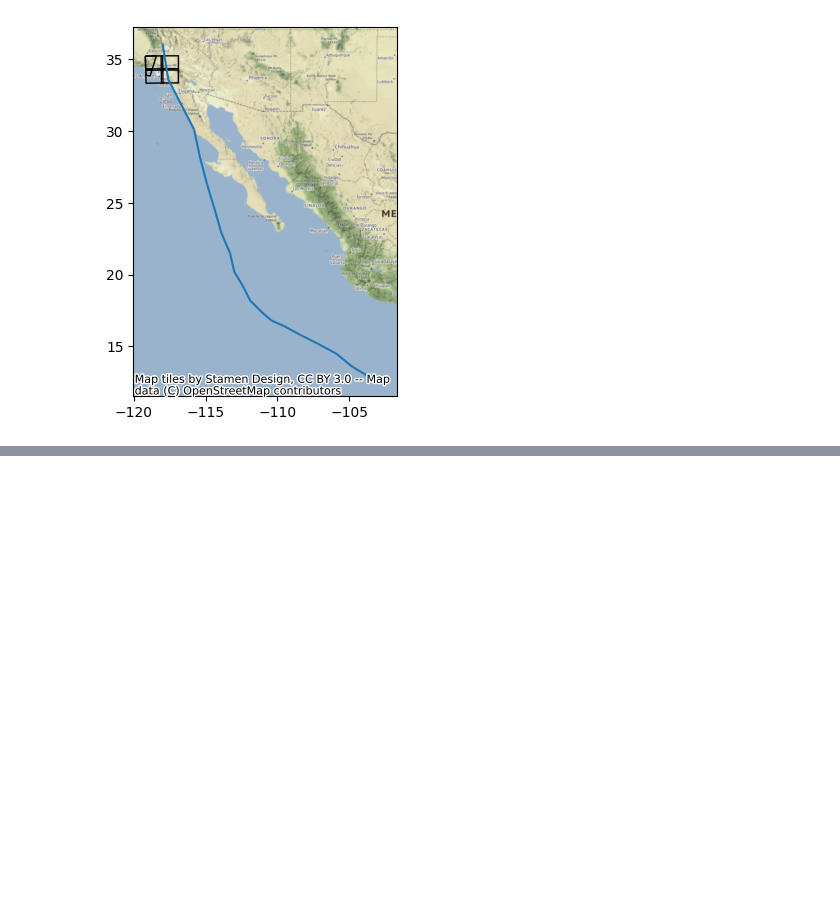
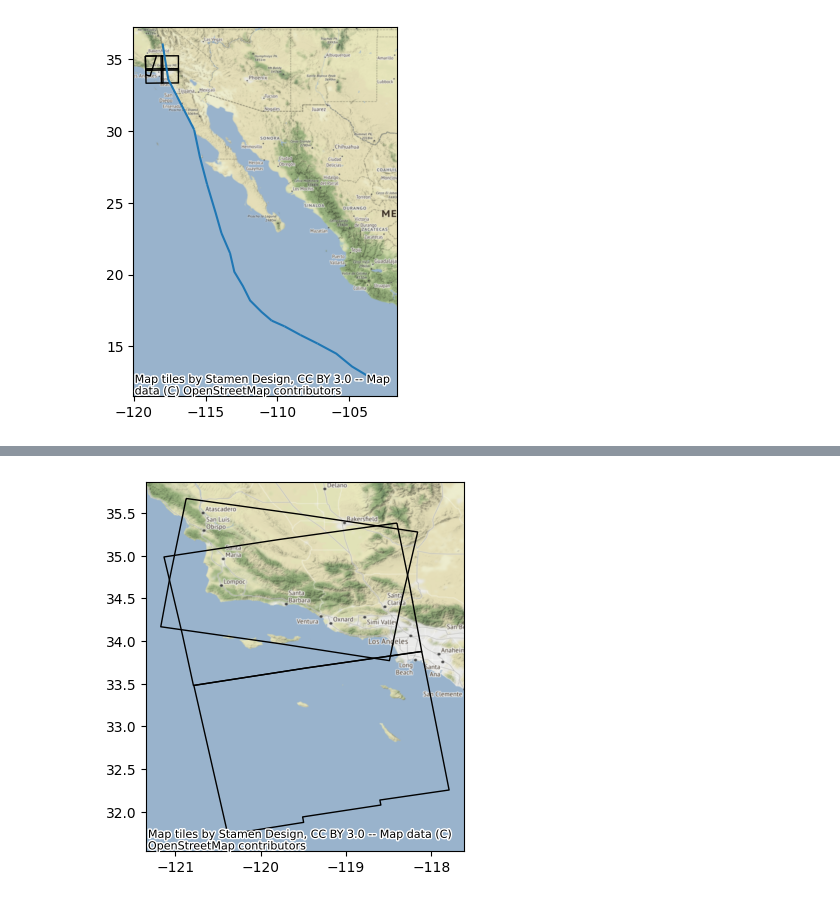
Before and after one commit to Element84/goes-meso-visualizer, a Jupyter notebook: 2023-08-hilary.ipynb, the cells around one changed output, grey strips where cells are left out. Saved outputs shown, nothing was run; the diff lists cells and outputs as text; code cells hidden in the pictures; blank space fills up the shorter version.

Commit message:
feat: save the item collections

```diff
--- a/2023-08-hilary.ipynb
+++ b/2023-08-hilary.ipynb
@@ -33,5 +33,6 @@ search = earth_search.search(
     datetime=[formed, dissipated],
     intersects=la_county,
 )
-items = list(search.items())
+sentinel2_items = search.item_collection()
+sentinel2_items.save_object("data/sentinel-2-l2a.json")
 # %%
@@ -45,9 +46,17 @@ for item in items:
 2023-08-16 18:44:54.089000+00:00
 2023-08-16 18:44:50.625000+00:00
 # %%
-item_data_frame = GeoDataFrame.from_features(items, crs="EPSG:4326")
+item_data_frame = GeoDataFrame.from_features(sentinel2_items, crs="EPSG:4326")
 axis = item_data_frame[["geometry"]].plot(facecolor="none")
 best_track.plot(ax=axis)
 contextily.add_basemap(axis, crs=item_data_frame.crs.to_string())
 # %% [output]
 [figure]
+# %%
+search = earth_search.search(
+    collections=["sentinel-1-grd"],
+    datetime=[formed, dissipated],
+    intersects=la_county,
+)
+sentinel1_items = search.item_collection()
+sentinel1_items.save_object("data/sentinel-1-grd.json")
@@ -53,0 +70,6 @@ contextily.add_basemap(axis, crs=item_data_frame.crs.to_string())
+# %%
+item_data_frame = GeoDataFrame.from_features(sentinel1_items, crs="EPSG:4326")
+axis = item_data_frame[["geometry"]].plot(facecolor="none")
+contextily.add_basemap(axis, crs=item_data_frame.crs.to_string())
+# %% [output]
+[figure, added]
```
Also changed, not shown: parts of 2 cells of this notebook, 6 other files.
